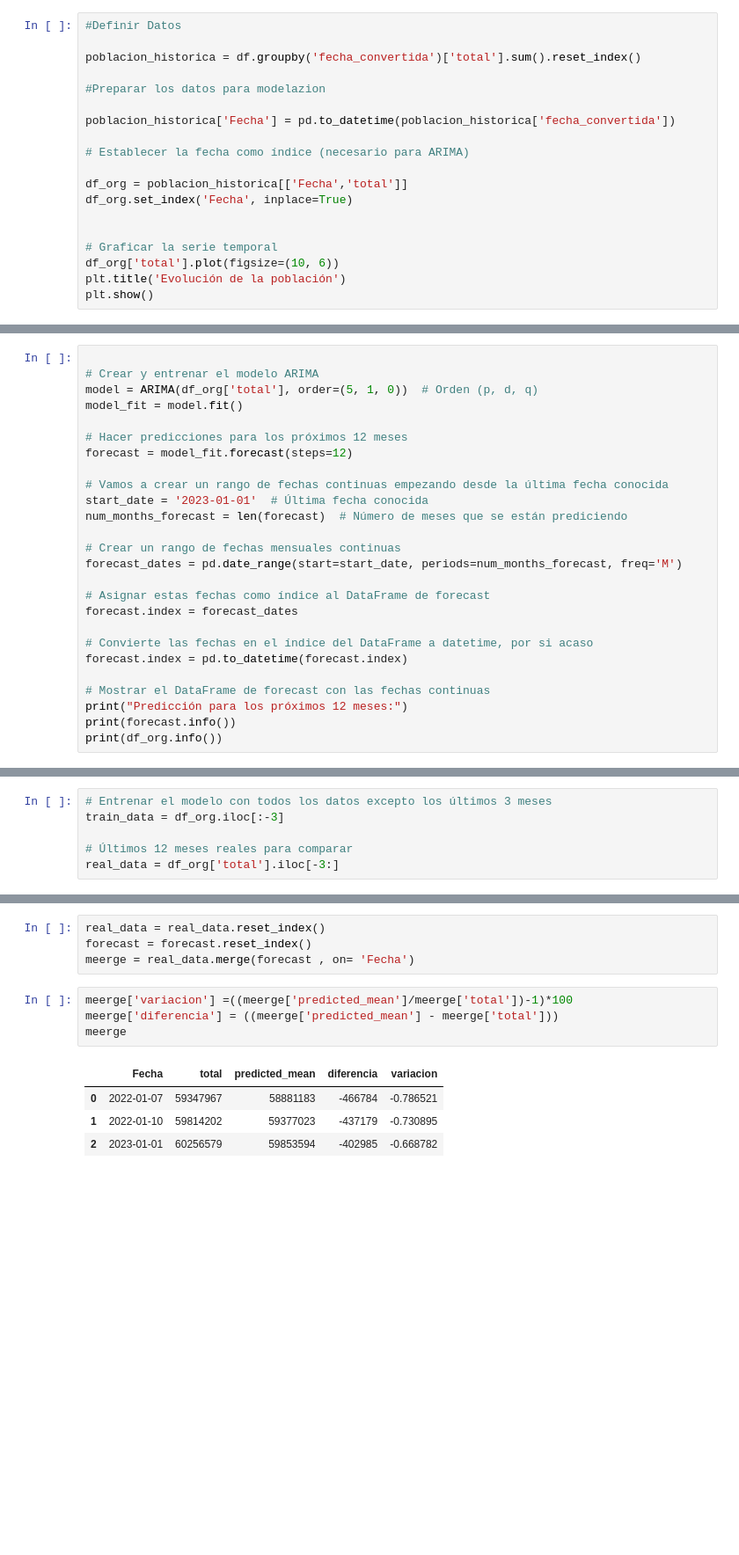
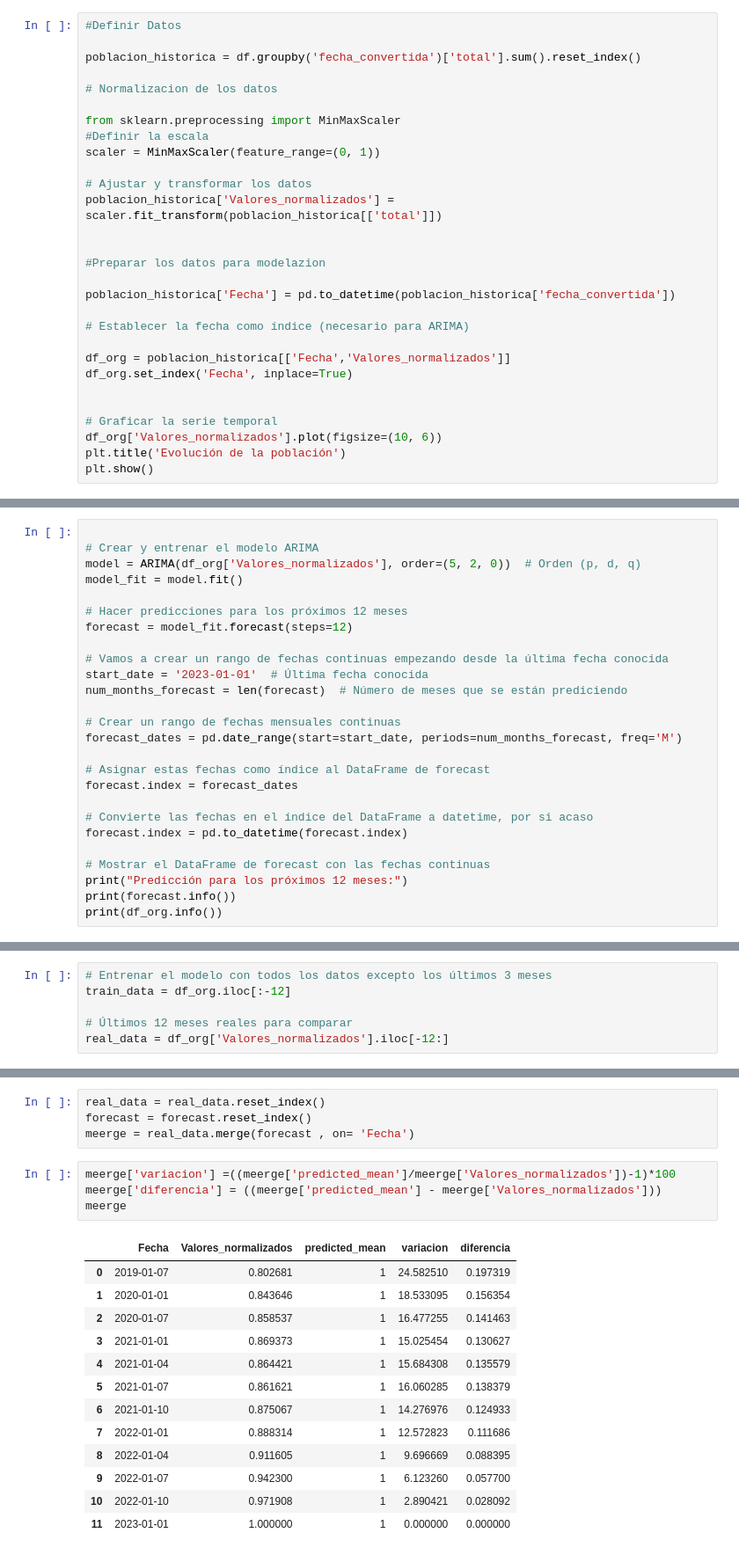
Before and after one commit to josermicri/Projects-Data-science, a Jupyter notebook: España/EDO.ipynb, the cells around one changed output, grey strips where cells are left out. Shown at 88% size. Saved outputs shown, nothing was run; the diff lists cells and outputs as text; blank space fills up the shorter version.

```diff
--- a/España/EDO.ipynb
+++ b/España/EDO.ipynb
@@ -523,6 +613,16 @@ register_matplotlib_converters()
 #Definir Datos
 
 poblacion_historica = df.groupby('fecha_convertida')['total'].sum().reset_index()
+
+# Normalizacion de los datos
+
+from sklearn.preprocessing import MinMaxScaler
+#Definir la escala
+scaler = MinMaxScaler(feature_range=(0, 1))
+
+# Ajustar y transformar los datos
+poblacion_historica['Valores_normalizados'] = scaler.fit_transform(poblacion_historica[['total']])
+
 
 #Preparar los datos para modelazion
 
@@ -530,12 +630,12 @@ poblacion_historica['Fecha'] = pd.to_datetime(poblacion_historica['fecha_convert
 
 # Establecer la fecha como índice (necesario para ARIMA)
 
-df_org = poblacion_historica[['Fecha','total']]
+df_org = poblacion_historica[['Fecha','Valores_normalizados']]
 df_org.set_index('Fecha', inplace=True)
 
 
 # Graficar la serie temporal
-df_org['total'].plot(figsize=(10, 6))
+df_org['Valores_normalizados'].plot(figsize=(10, 6))
 plt.title('Evolución de la población')
 plt.show()
 # %% [output]
@@ -543,7 +643,7 @@ plt.show()
 # %%
 
 # Crear y entrenar el modelo ARIMA
-model = ARIMA(df_org['total'], order=(5, 1, 0))  # Orden (p, d, q)
+model = ARIMA(df_org['Valores_normalizados'], order=(5, 2, 0))  # Orden (p, d, q)
 model_fit = model.fit()
 
 # Hacer predicciones para los próximos 12 meses
@@ -635,10 +735,10 @@ Para evaluar este modelo le pediremos calcular los ultimos 3 registros , que ten
 - Coeficiente de Determinación (R²)
 # %%
 # Entrenar el modelo con todos los datos excepto los últimos 3 meses
-train_data = df_org.iloc[:-3]
+train_data = df_org.iloc[:-12]
 
 # Últimos 12 meses reales para comparar
-real_data = df_org['total'].iloc[-3:]
+real_data = df_org['Valores_normalizados'].iloc[-12:]
 # %%
 # Supongamos que `modelo` es el modelo que ya has entrenado.
 # Hacer predicciones sobre los últimos 3 meses
@@ -682,13 +822,22 @@ real_data = real_data.reset_index()
 forecast = forecast.reset_index()
 meerge = real_data.merge(forecast , on= 'Fecha')
 # %%
-meerge['variacion'] =((meerge['predicted_mean']/meerge['total'])-1)*100
-meerge['diferencia'] = ((meerge['predicted_mean'] - meerge['total']))
+meerge['variacion'] =((meerge['predicted_mean']/meerge['Valores_normalizados'])-1)*100
+meerge['diferencia'] = ((meerge['predicted_mean'] - meerge['Valores_normalizados']))
 meerge
 # %% [output]
-|  | Fecha | total | predicted_mean | diferencia | variacion |
-| 0 | 2022-01-07 | 59347967 | 58881183 | -466784 | -0.786521 |
-| 1 | 2022-01-10 | 59814202 | 59377023 | -437179 | -0.730895 |
-| 2 | 2023-01-01 | 60256579 | 59853594 | -402985 | -0.668782 |
+|  | Fecha | Valores_normalizados | predicted_mean | variacion | diferencia |
+| 0 | 2019-01-07 | 0.802681 | 1 | 24.582510 | 0.197319 |
+| 1 | 2020-01-01 | 0.843646 | 1 | 18.533095 | 0.156354 |
+| 2 | 2020-01-07 | 0.858537 | 1 | 16.477255 | 0.141463 |
+| 3 | 2021-01-01 | 0.869373 | 1 | 15.025454 | 0.130627 |
+| 4 | 2021-01-04 | 0.864421 | 1 | 15.684308 | 0.135579 |
+| 5 | 2021-01-07 | 0.861621 | 1 | 16.060285 | 0.138379 |
+| 6 | 2021-01-10 | 0.875067 | 1 | 14.276976 | 0.124933 |
+| 7 | 2022-01-01 | 0.888314 | 1 | 12.572823 | 0.111686 |
+| 8 | 2022-01-04 | 0.911605 | 1 | 9.696669 | 0.088395 |
+| 9 | 2022-01-07 | 0.942300 | 1 | 6.123260 | 0.057700 |
+| 10 | 2022-01-10 | 0.971908 | 1 | 2.890421 | 0.028092 |
+| 11 | 2023-01-01 | 1.000000 | 1 | 0.000000 | 0.000000 |
 # %% [markdown]
 es facil notar que la variacion no es mucha en ningun caso , no alcanza a ser ni el 1%
```
Also changed, not shown: parts of 20 cells of this notebook.
